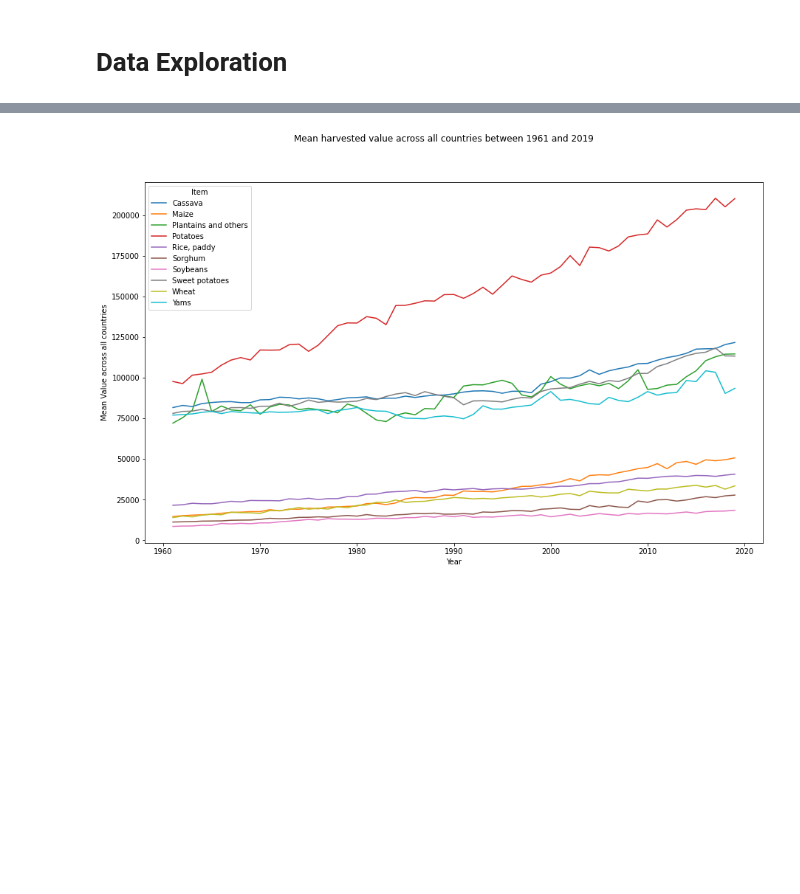
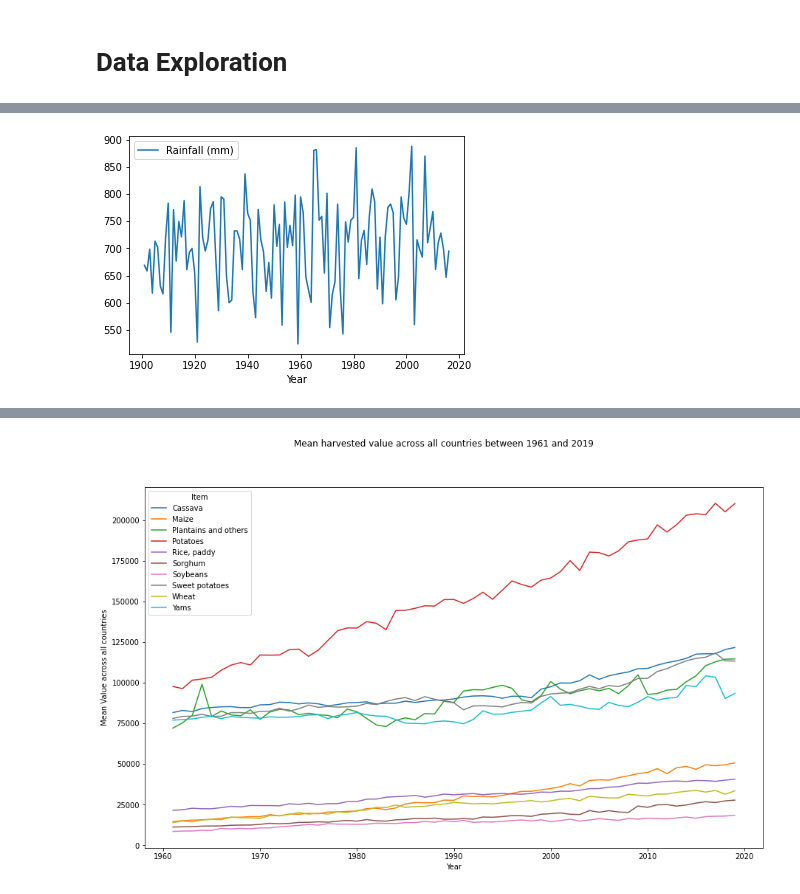
Before and after one commit to Drinkler/Yield-Prediction, a Jupyter notebook: Yield_Prediction.ipynb, the cells around one changed output, grey strips where cells are left out. Saved outputs shown, nothing was run; the diff lists cells and outputs as text; code cells hidden in the pictures; blank space fills up the shorter version.

```diff
--- a/Yield_Prediction.ipynb
+++ b/Yield_Prediction.ipynb
@@ -436,0 +455,5 @@ len(data.Year.unique())
+# %%
+rainfall_df.loc[rainfall_df['Country'] == 'Germany'].groupby('Year').mean().plot()
+plt.show()
+# %% [output]
+[figure, added]
```
Also changed, not shown: parts of 20 cells of this notebook.
